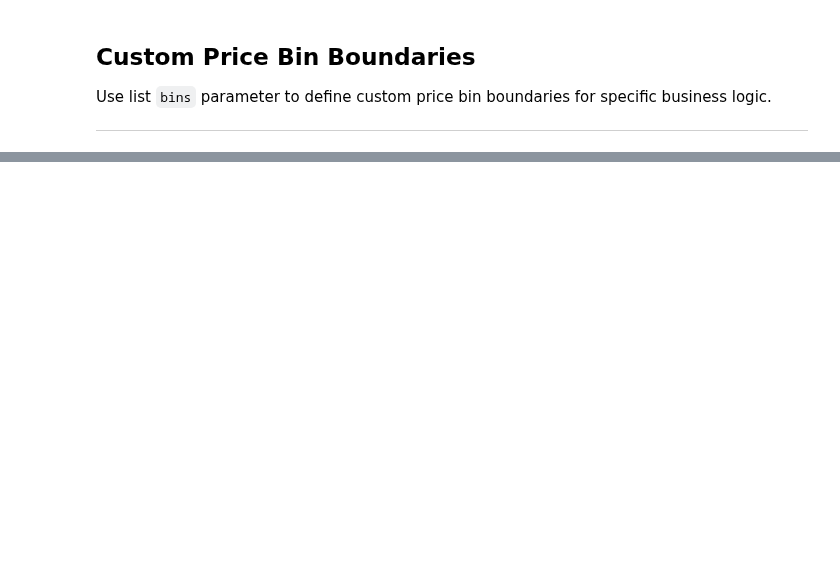
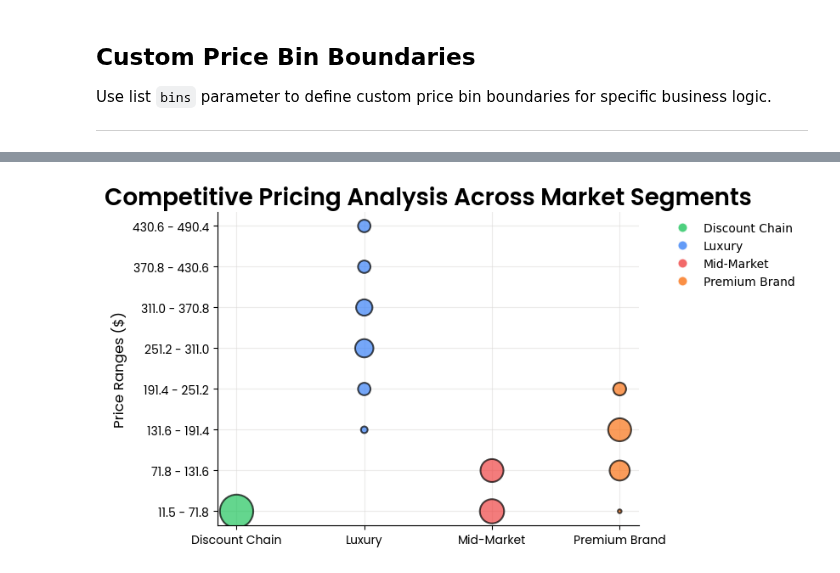
Before and after one commit to Data-Simply/pyretailscience, a Jupyter notebook: docs/gallery/plots/price.ipynb, the cells around one changed output, grey strips where cells are left out. Drawn from its saved outputs; the diff is of its cells as text; code cells hidden in the pictures; blank space fills up the shorter version.

```diff
--- a/docs/gallery/plots/price.ipynb
+++ b/docs/gallery/plots/price.ipynb
@@ -80,0 +104,34 @@ plt.show()
+# %%
+# Create competitive analysis data with very distinct pricing strategies
+rng = np.random.default_rng(456)
+
+# Generate realistic pricing for different market segments
+discount_chain_prices = rng.normal(25, 5, 200)  # Discount chain: low prices, tight range
+premium_brand_prices = rng.normal(150, 40, 80)  # Premium brand: high prices, wider variance
+mid_market_prices = rng.normal(70, 15, 150)  # Mid-market: balanced pricing
+luxury_prices = rng.normal(300, 80, 50)  # Luxury: very high prices, high variance
+
+# Combine all pricing data
+competitive_data = pd.DataFrame(
+    {
+        "product_id": range(1, 481),
+        "price": np.concatenate([discount_chain_prices, premium_brand_prices, mid_market_prices, luxury_prices]),
+        "market_segment": (["Discount Chain"] * 200 + ["Premium Brand"] * 80 + ["Mid-Market"] * 150 + ["Luxury"] * 50),
+    },
+)
+
+# Ensure realistic minimum prices
+competitive_data["price"] = competitive_data["price"].clip(lower=8)
+
+price.plot(
+    competitive_data,
+    value_col="price",
+    group_col="market_segment",
+    bins=8,
+    title="Competitive Pricing Analysis Across Market Segments",
+    y_label="Price Ranges ($)",
+    move_legend_outside=True,
+)
+plt.show()
+# %% [output]
+[figure, added]
```
Also changed, not shown: parts of 6 cells of this notebook, 2 other files.
